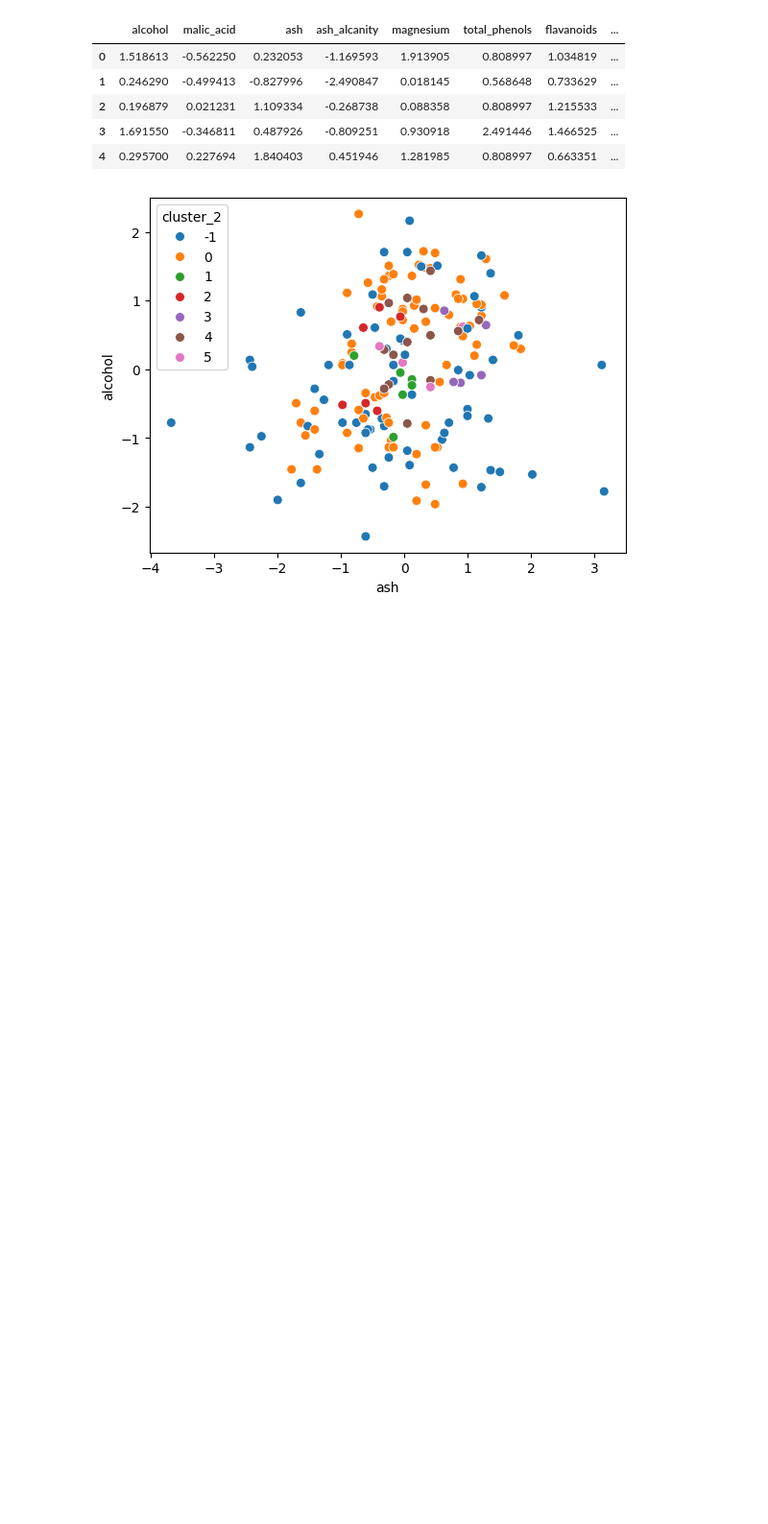
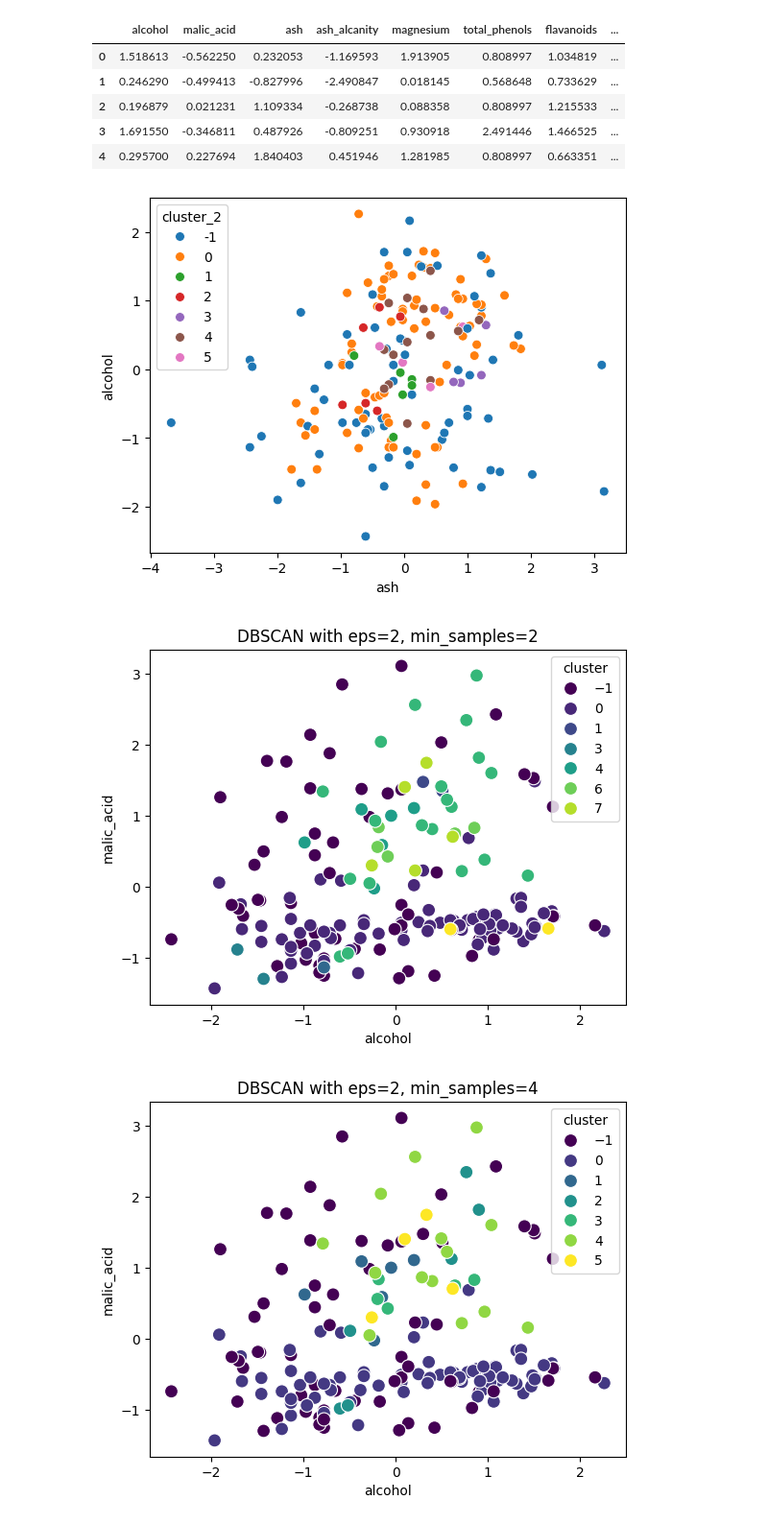
Before and after one commit to HMurawski/dump, a Jupyter notebook: dump_learning/ML/Unsupervised Learning/a_wine_clustering.ipynb, the cells around one changed output. Shown at 96% size. Cells and saved outputs as stored; diff of their text form; code cells hidden in the pictures; blank space fills up the shorter version.

Commit message:
db scan, added scatterplots

```diff
--- a/dump_learning/ML/Unsupervised Learning/a_wine_clustering.ipynb
+++ b/dump_learning/ML/Unsupervised Learning/a_wine_clustering.ipynb
@@ -203,3 +203,18 @@ sns.scatterplot(df, x="ash", y="alcohol", hue="cluster_2", s=50, palette="tab10"
 plt.show()
 # %% [output]
 [figure]
+# %%
+for eps in [2, 3.5, 4]:
+    for min_samples in [2, 4, 6]:
+        dbscan = DBSCAN(eps=eps, min_samples=min_samples)
+        dbscan.fit(df[features])
+        df['cluster'] = dbscan.labels_
+
+        # Visualize the clusters using scatter plots for different parameter settings
+        plt.figure()
+        sns.scatterplot(data=df, x='alcohol', y='malic_acid', hue='cluster', palette='viridis', s=100)
+        plt.title(f'DBSCAN with eps={eps}, min_samples={min_samples}')
+        plt.show()
+# %% [output]
+[figure, added]
+[figure, added]
```
Also changed, not shown: parts of 1 cell of this notebook.
